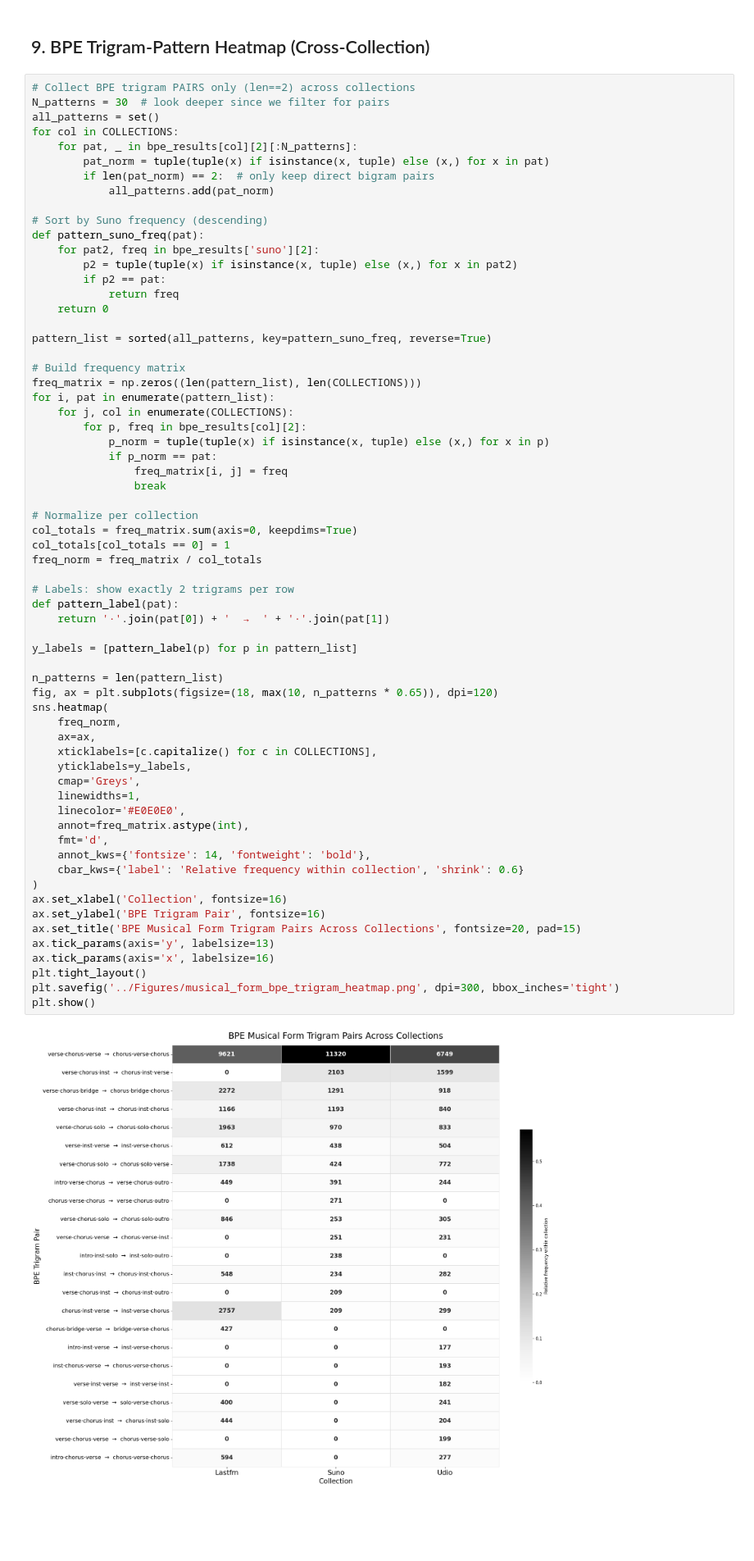
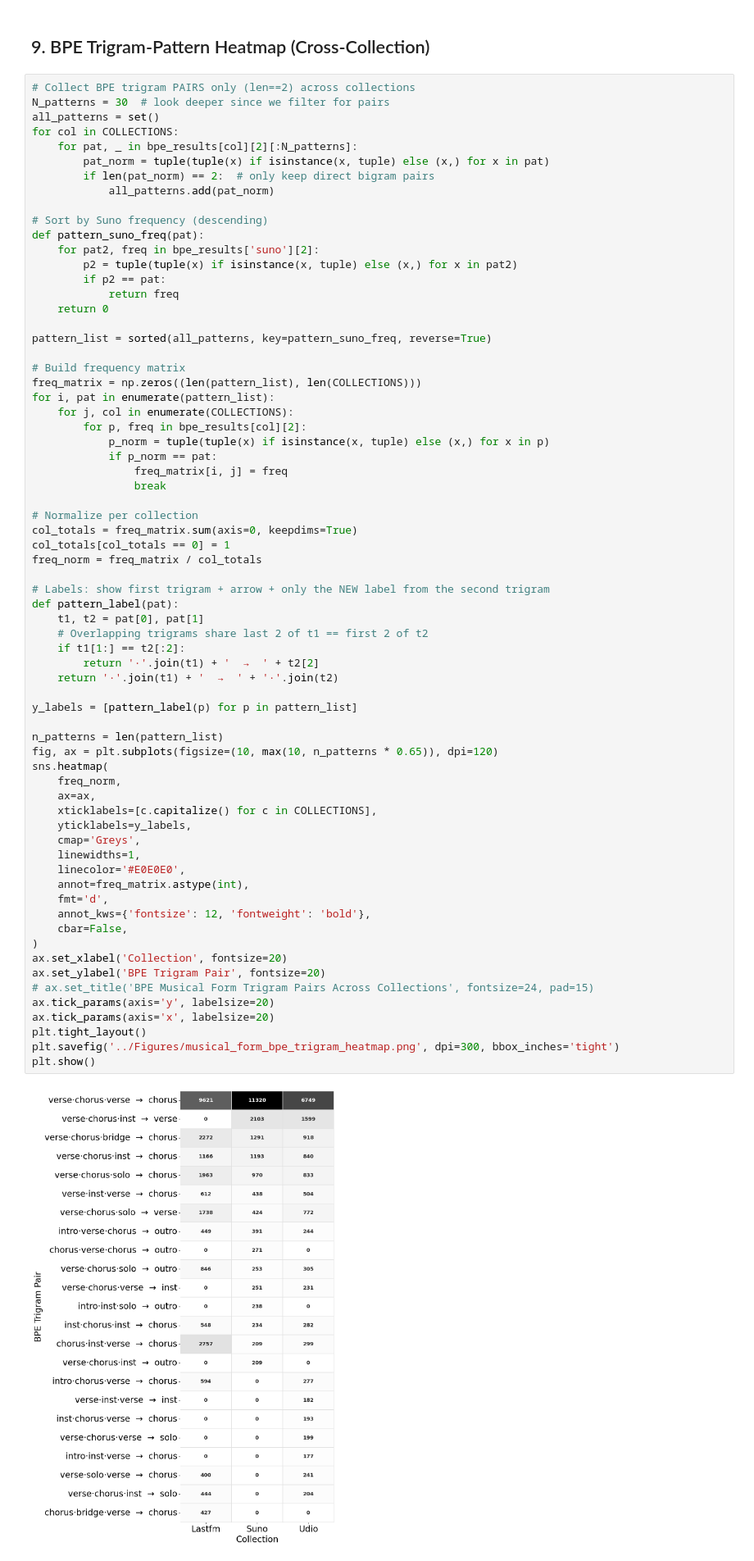
Before and after one commit to Dazzid/Aimir_Structure, a Jupyter notebook: src/musical_form_ace.ipynb, the cells around one changed output. Shown at 82% size. Saved outputs shown, nothing was run; the diff lists cells and outputs as text; blank space fills up the shorter version.

Commit message:
corrected version and plots

```diff
--- a/src/musical_form_ace.ipynb
+++ b/src/musical_form_ace.ipynb
@@ -579,41 +579,45 @@ for i, pat in enumerate(pattern_list):
             p_norm = tuple(tuple(x) if isinstance(x, tuple) else (x,) for x in p)
             if p_norm == pat:
                 freq_matrix[i, j] = freq
                 break
 
 # Normalize per collection
 col_totals = freq_matrix.sum(axis=0, keepdims=True)
 col_totals[col_totals == 0] = 1
 freq_norm = freq_matrix / col_totals
 
-# Labels: show exactly 2 trigrams per row
+# Labels: show first trigram + arrow + only the NEW label from the second trigram
 def pattern_label(pat):
-    return '·'.join(pat[0]) + '  →  ' + '·'.join(pat[1])
+    t1, t2 = pat[0], pat[1]
+    # Overlapping trigrams share last 2 of t1 == first 2 of t2
+    if t1[1:] == t2[:2]:
+        return '·'.join(t1) + '  →  ' + t2[2]
+    return '·'.join(t1) + '  →  ' + '·'.join(t2)
 
 y_labels = [pattern_label(p) for p in pattern_list]
 
 n_patterns = len(pattern_list)
-fig, ax = plt.subplots(figsize=(18, max(10, n_patterns * 0.65)), dpi=120)
+fig, ax = plt.subplots(figsize=(10, max(10, n_patterns * 0.65)), dpi=120)
 sns.heatmap(
     freq_norm,
     ax=ax,
     xticklabels=[c.capitalize() for c in COLLECTIONS],
     yticklabels=y_labels,
     cmap='Greys',
     linewidths=1,
     linecolor='#E0E0E0',
     annot=freq_matrix.astype(int),
     fmt='d',
-    annot_kws={'fontsize': 14, 'fontweight': 'bold'},
-    cbar_kws={'label': 'Relative frequency within collection', 'shrink': 0.6}
+    annot_kws={'fontsize': 12, 'fontweight': 'bold'},
+    cbar=False,
 )
-ax.set_xlabel('Collection', fontsize=16)
-ax.set_ylabel('BPE Trigram Pair', fontsize=16)
-ax.set_title('BPE Musical Form Trigram Pairs Across Collections', fontsize=20, pad=15)
-ax.tick_params(axis='y', labelsize=13)
-ax.tick_params(axis='x', labelsize=16)
+ax.set_xlabel('Collection', fontsize=20)
+ax.set_ylabel('BPE Trigram Pair', fontsize=20)
+# ax.set_title('BPE Musical Form Trigram Pairs Across Collections', fontsize=24, pad=15)
+ax.tick_params(axis='y', labelsize=20)
+ax.tick_params(axis='x', labelsize=20)
 plt.tight_layout()
 plt.savefig('../Figures/musical_form_bpe_trigram_heatmap.png', dpi=300, bbox_inches='tight')
 plt.show()
 # %% [output]
-[figure, old version]
+[figure, new version]
```
Also changed, not shown: parts of 5 cells of this notebook, 25 other files.
